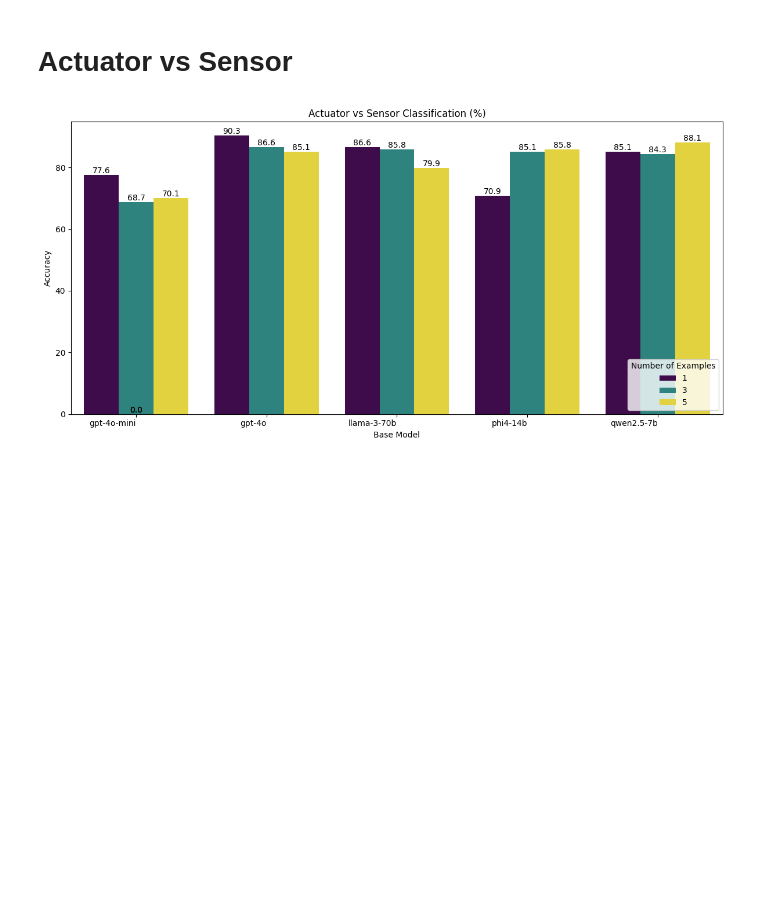
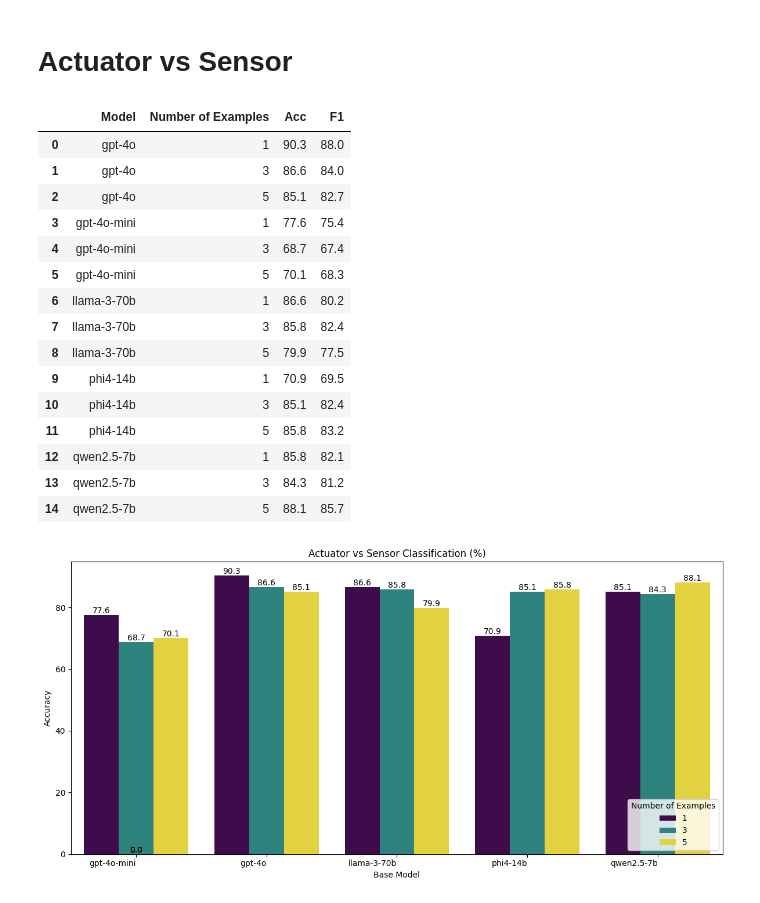
Before and after one commit to ahmadhatahet/hil-fault-test-gen, a Jupyter notebook: results_analysis.ipynb, the cells around one changed output. Saved outputs shown, nothing was run; the diff lists cells and outputs as text; code cells hidden in the pictures; blank space fills up the shorter version.

```diff
--- a/results_analysis.ipynb
+++ b/results_analysis.ipynb
@@ -91,30 +91,49 @@ actuator_stats_df["accuracy"] = (actuator_stats_df["accuracy"] *100).round(1)
 # %%
 actuator_responses_scores_df = pd.DataFrame(
     columns=["Model", "Number of Examples", "Acc", "F1"]
 )
 for g in actuator_responses_df[
     ["model", "number_of_examples", "true_target_sensor", "pred_target_sensor"]
 ].groupby(["model", "number_of_examples"]):
 
     g[1]["true_target_sensor"] = g[1]["true_target_sensor"].replace(
         {0: False, 1: True, "": False}
     )
     g[1]["pred_target_sensor"] = g[1]["pred_target_sensor"].replace(
         {0: False, 1: True, "": False}
     )
 
     acc = round(
         accuracy_score(g[1]["true_target_sensor"], g[1]["pred_target_sensor"]) * 100, 1
     )
     f1_ = round(
         f1_score(g[1]["true_target_sensor"], g[1]["pred_target_sensor"], average='macro') * 100, 1
     )
 
     actuator_responses_scores_df.loc[actuator_responses_scores_df.shape[0]] = [
         g[0][0],
         g[0][1].tolist(),
         acc,
         f1_,
     ]
 
-actuator_responses_scores_df.to_clipboard(index=False, header=True, sep=",")
+# actuator_responses_scores_df.to_clipboard(index=False, header=True, sep=",")
+
+actuator_responses_scores_df
+# %% [output]
+|  | Model | Number of Examples | Acc | F1 |
+| 0 | gpt-4o | 1 | 90.3 | 88.0 |
+| 1 | gpt-4o | 3 | 86.6 | 84.0 |
+| 2 | gpt-4o | 5 | 85.1 | 82.7 |
+| 3 | gpt-4o-mini | 1 | 77.6 | 75.4 |
+| 4 | gpt-4o-mini | 3 | 68.7 | 67.4 |
+| 5 | gpt-4o-mini | 5 | 70.1 | 68.3 |
+| 6 | llama-3-70b | 1 | 86.6 | 80.2 |
+| 7 | llama-3-70b | 3 | 85.8 | 82.4 |
+| 8 | llama-3-70b | 5 | 79.9 | 77.5 |
+| 9 | phi4-14b | 1 | 70.9 | 69.5 |
+| 10 | phi4-14b | 3 | 85.1 | 82.4 |
+| 11 | phi4-14b | 5 | 85.8 | 83.2 |
+| 12 | qwen2.5-7b | 1 | 85.8 | 82.1 |
+| 13 | qwen2.5-7b | 3 | 84.3 | 81.2 |
+| 14 | qwen2.5-7b | 5 | 88.1 | 85.7 |
```
Also changed, not shown: parts of 10 cells of this notebook.
